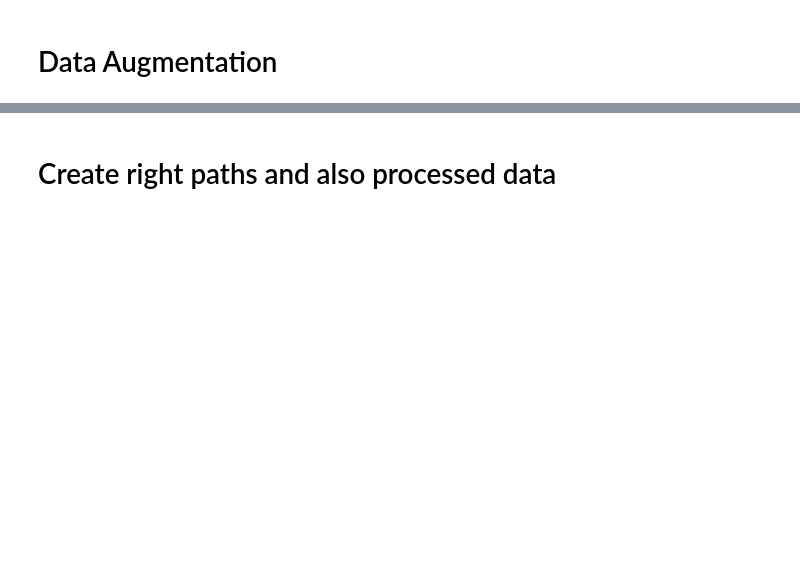
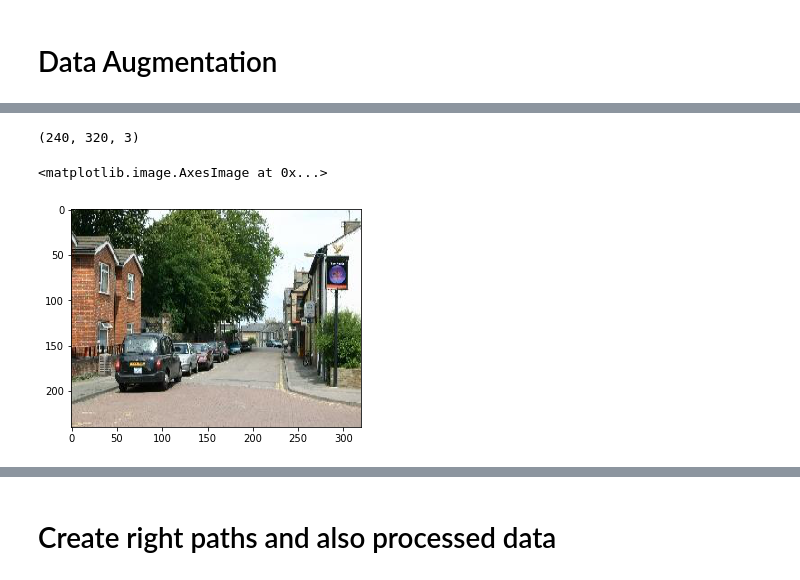
Before and after one commit to notha99y/UNet, a Jupyter notebook: src/Untitled.ipynb, the cells around one changed output, grey strips where cells are left out. Drawn from its saved outputs; the diff is of its cells as text; code cells hidden in the pictures; blank space fills up the shorter version.

```diff
--- a/src/Untitled.ipynb
+++ b/src/Untitled.ipynb
@@ -27,0 +55,5 @@ from keras.preprocessing.image import ImageDataGenerator
+# %%
+img_temp = plt.imread(os.path.join(image_path, image_names[1]))
+print(img_temp.shape)
+
+plt.imshow(img_temp)
@@ -27,0 +67,7 @@ from keras.preprocessing.image import ImageDataGenerator
+# %%
+print(cv2.resize(img_temp,(320,240)).shape)
+plt.imshow(cv2.resize(img_temp,(320,240)))
+# %% [output]
+(240, 320, 3)
+<matplotlib.image.AxesImage at 0x...>
+[figure, added]
```
Also changed, not shown: parts of 12 cells of this notebook, 2 other files.
